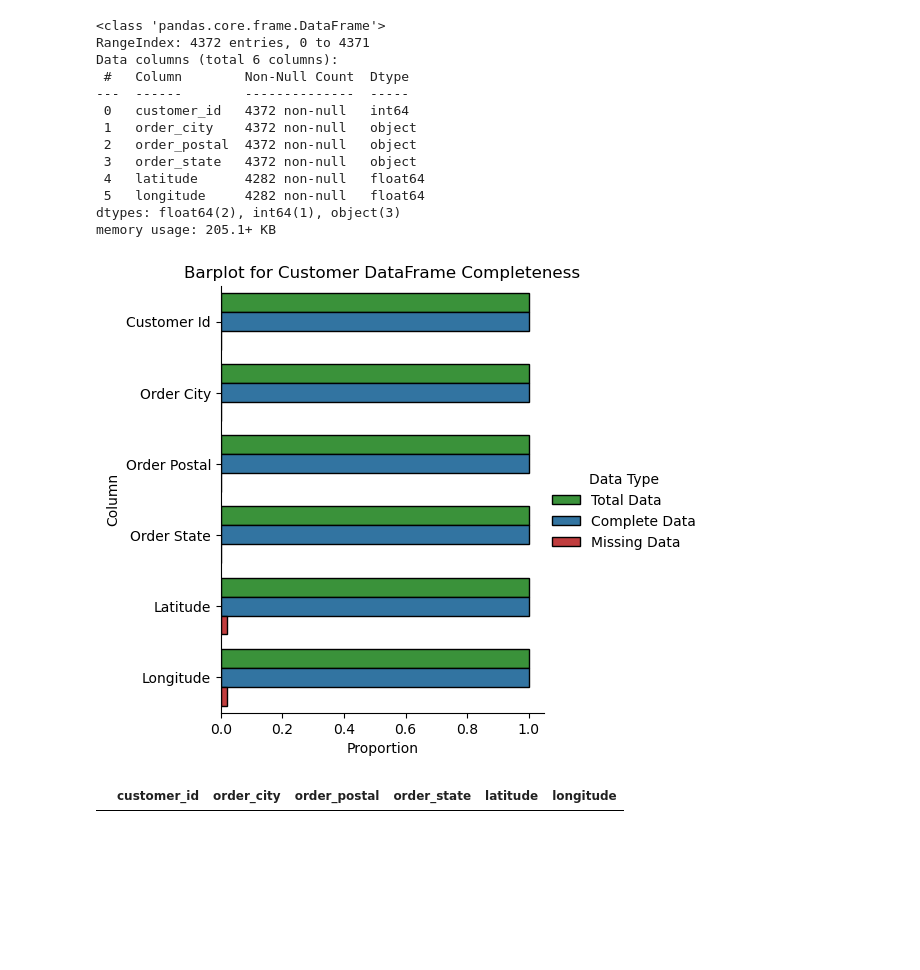
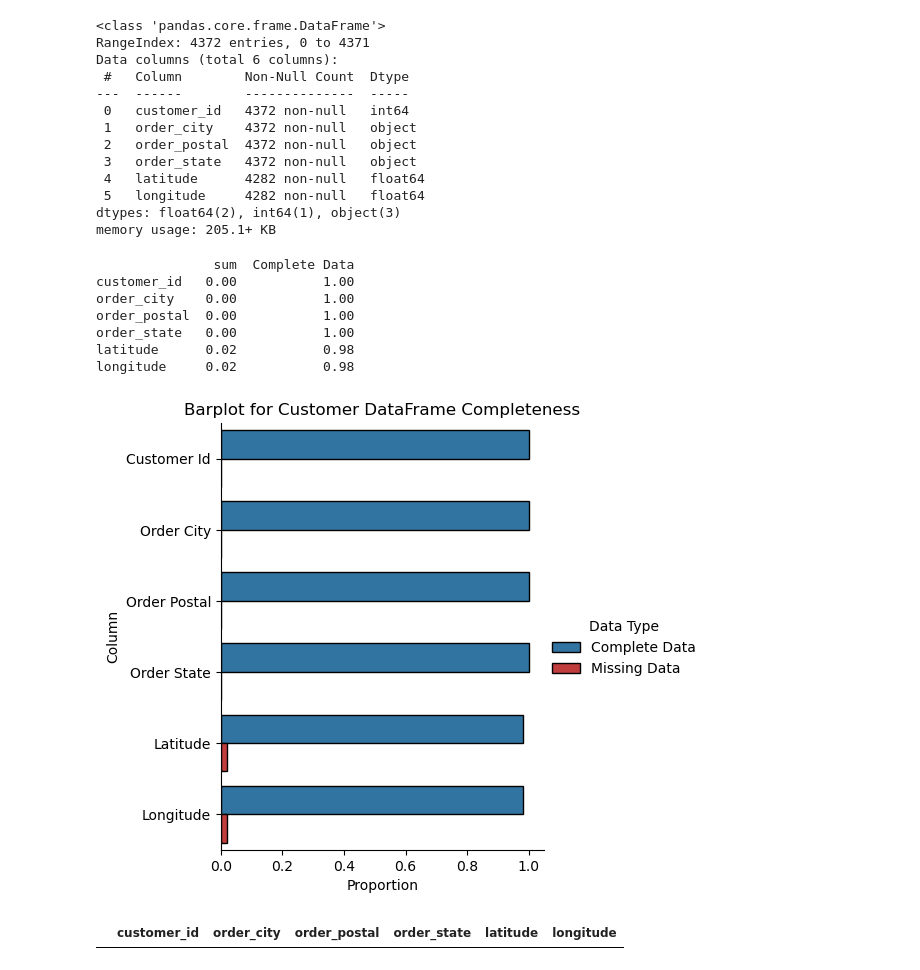
Before and after one commit to jatoapan/Ecommerce_Analytics, a Jupyter notebook: notebooks/1.0_jtd_data_preparation.ipynb, the cells around one changed output. Saved outputs shown, nothing was run; the diff lists cells and outputs as text; code cells hidden in the pictures; blank space fills up the shorter version.

Commit message:
chore: starting data preparation analysis

```diff
--- a/notebooks/1.0_jtd_data_preparation.ipynb
+++ b/notebooks/1.0_jtd_data_preparation.ipynb
@@ -43,9 +98,16 @@ dtypes: float64(2), int64(1), object(3)
 memory usage: 205.1+ KB
 # %%
 customer_df_columns = list(customer_df.columns)
-plot_completeness_barplot(df=customer_df,column=customer_df_columns,df_name="Customer")
+plots.plot_completeness_barplot(df=customer_df,column=customer_df_columns,df_name="Customer")
 # %% [output]
+               sum  Complete Data
+customer_id   0.00           1.00
+order_city    0.00           1.00
+order_postal  0.00           1.00
+order_state   0.00           1.00
+latitude      0.02           0.98
+longitude     0.02           0.98
-[figure, old version]
+[figure, new version]
 # %%
 duplicated_rows = customer_df.duplicated(keep=False)
 customer_df[duplicated_rows]
```
Also changed, not shown: parts of 20 cells of this notebook, 2 other files.
